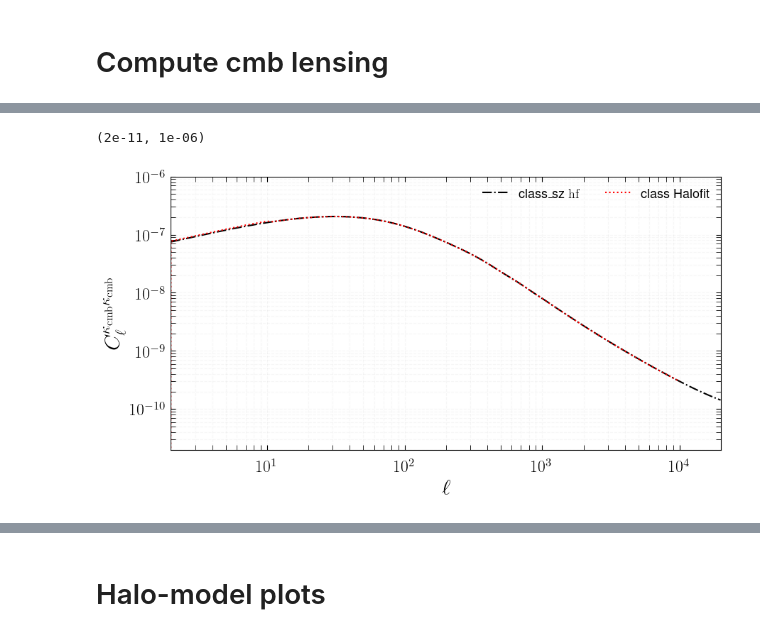
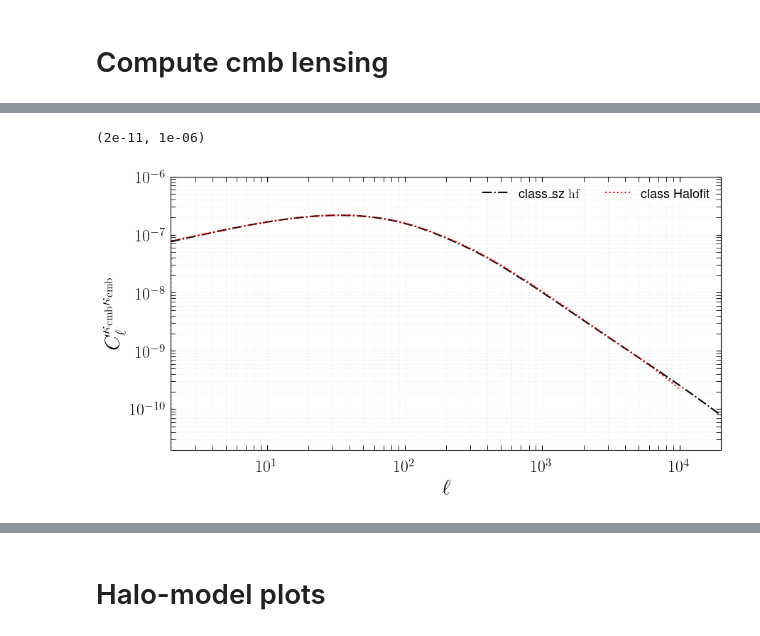
Before and after one commit to CLASS-SZ/notebooks, a Jupyter notebook: class_sz_cmblensing_halomodel.ipynb, the cells around one changed output, grey strips where cells are left out. Saved outputs shown, nothing was run; the diff lists cells and outputs as text; code cells hidden in the pictures.

```diff
--- a/class_sz_cmblensing_halomodel.ipynb
+++ b/class_sz_cmblensing_halomodel.ipynb
@@ -52,11 +52,11 @@ WARNING:tensorflow:Please fix your imports. Module tensorflow.python.training.tr
 # Compute cmb lensing
 # %%
 %%time
-M = Class()
+Mclass = Class()
 # M.set(ksz_params)
 # M.set(common_params)
-M.set(cosmo_params)
-M.set({
+Mclass.set(cosmo_params)
+Mclass.set({
     'output': 'tCl,lCl',
     'l_max_scalars':10000.,
 
@@ -81,15 +81,15 @@ M.set({
 
 # 'ndim_masses' : 150, # important 128 is default ccl value
 # 'ndim_redshifts' : 150,
-'non_linear':'hmcode',
-# 'perturb_sampling_stepsize' : 0.1,
-# 'k_max_tau0_over_l_max':5.,
+'non_linear':'halofit',
+'perturb_sampling_stepsize' : 0.005,
+'k_max_tau0_over_l_max':5.,
 
 # 'hm_consistency': 1,
 'lensing':'yes',
 'modes':'s',
-'overwrite_clpp_with_limber' : 1,
+'overwrite_clpp_with_limber' : 0,
 })
 # M.compute_class_szfast()
-M.compute()
+Mclass.compute()
 # %% [output]
@@ -143,5 +145,5 @@ Wall time: 860 ms
 # %%
-
+cl_kk_hm = M.cl_kk
 # cl_kk()
 # %%
 label_size = 17
@@ -161,40 +163,40 @@ ax.grid( b=True, which="both", alpha=0.1, linestyle='--')
 
 ax.set_ylabel(r"$C_\ell^{\kappa_\mathrm{cmb}\kappa_\mathrm{cmb}}$",size=title_size)
 ax.set_xlabel(r"$\ell$",size=title_size)
 
-ell = np.asarray(cl_kk()['ell'])
+ell = np.asarray(cl_kk_hm()['ell'])
 fac = ell*(ell+1.)/2./np.pi
-cl_kk_1h = np.asarray(cl_kk()['1h'])
-cl_kk_2h = np.asarray(cl_kk()['2h'])
-cl_kk_hf = np.asarray(cl_kk()['hf'])
+# cl_kk_1h = np.asarray(cl_kk()['1h'])
+# cl_kk_2h = np.asarray(cl_kk()['2h'])
+cl_kk_hf = np.asarray(cl_kk_hm()['hf'])
 
 # # ell = np.asarray(cl_gg()['ell'])
 # cl_km_1h = np.asarray(cl_km()['1h'])
 # cl_km_2h = np.asarray(cl_km()['2h'])
 
 # ax.plot(ell,cl_kk_1h/fac,ls='--',c='b',label=r'$\mathrm{1}$-$\mathrm{halo}$')
 # ax.plot(ell,cl_kk_2h/fac,ls='-.',c='b',label=r'$\mathrm{2}$-$\mathrm{halo}$')
 # ax.plot(ell,cl_kk_2h/fac+cl_kk_1h/fac,ls='-',c='k',label=r'$\mathrm{1+2}$-$\mathrm{halo}$')
 ax.plot(ell,cl_kk_hf/fac,ls='-.',c='k',label=r'class_sz $\mathrm{hf}$')
 # M.raw_cl()['ell']
 # M.raw_cl()['pp']
 
-class_cls, = ax.plot(M.lensed_cl()['ell'],
-                     M.lensed_cl()['pp']*(M.lensed_cl()['ell']*(M.lensed_cl()['ell']+1.)/2.)**2.,
+class_cls, = ax.plot(Mclass.lensed_cl()['ell'],
+                     Mclass.lensed_cl()['pp']*(Mclass.lensed_cl()['ell']*(Mclass.lensed_cl()['ell']+1.)/2.)**2.,
                      ls=':',c='r',label=r'class Halofit')
 
 
 plt.legend(frameon=True,framealpha=0,ncol=2,fontsize=13,loc=1)
 
 ax.set_xscale('log')
 ax.set_yscale('log')
 
 ax.set_xlim(2e0,2.e4)
 ax.set_ylim(2e-11,1.e-6)
 # plt.savefig(path_to_kSZ2X_2022+'clkk_so_s4.pdf')
 # %% [output]
 (2e-11, 1e-06)
-[figure, old version]
+[figure, new version]
 # %%
 # l,cl = np.loadtxt("/Users/boris/Work/CLASS-SZ/SO-SZ/class_sz/output/test_cpp.txt",unpack=True)
 # plt.plot(l,cl)
```
Also changed, not shown: parts of 7 cells of this notebook.
